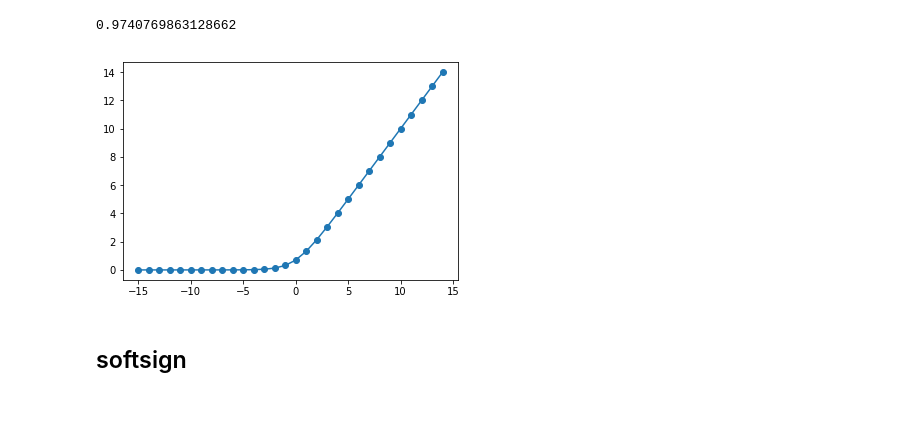
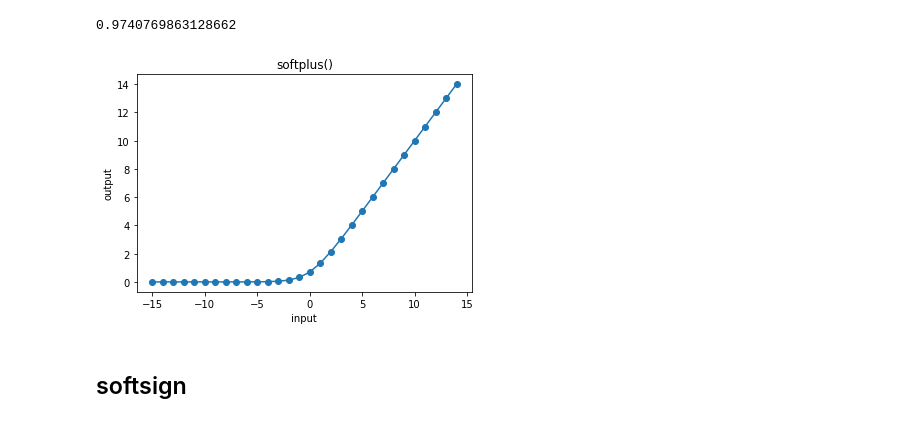
Before and after one commit to ArtificialIntelligenceToolkit/conx, a Jupyter notebook: notebooks/ActivationFunctions.ipynb, the cells around one changed output. Saved outputs shown, nothing was run; the diff lists cells and outputs as text; code cells hidden in the pictures.

```diff
--- a/notebooks/ActivationFunctions.ipynb
+++ b/notebooks/ActivationFunctions.ipynb
@@ -95,9 +95,9 @@ softplus(0.5)
 # %% [output]
 0.9740769863128662
 # %%
-plot_f(softplus, frange=(-15, 15, 1))
+plot_f(softplus, frange=(-15, 15, 1), xlabel="input", ylabel="output", title="softplus()")
 # %% [output]
-[figure, old version]
+[figure, new version]
 # %% [markdown]
 ## softsign
 # %%
```
Also changed, not shown: parts of 14 cells of this notebook, 1 other file.
